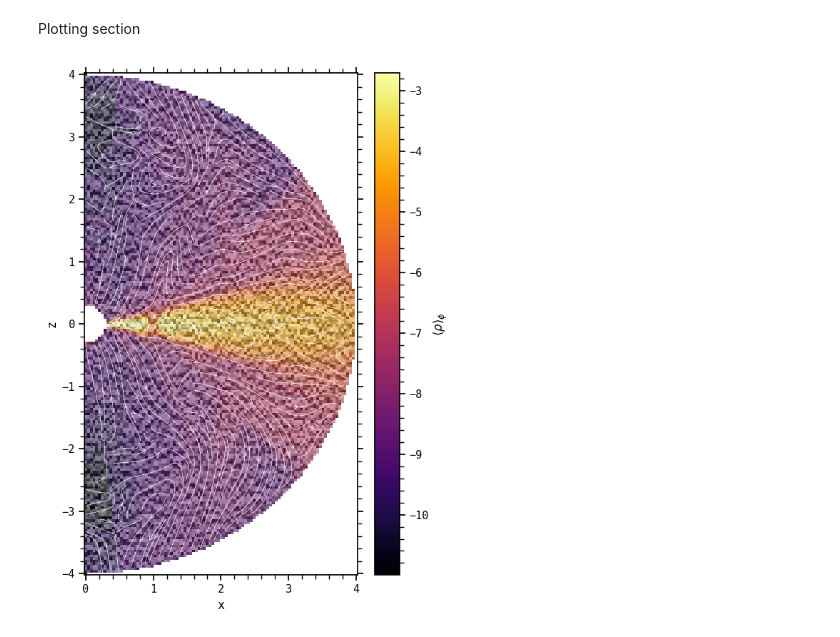
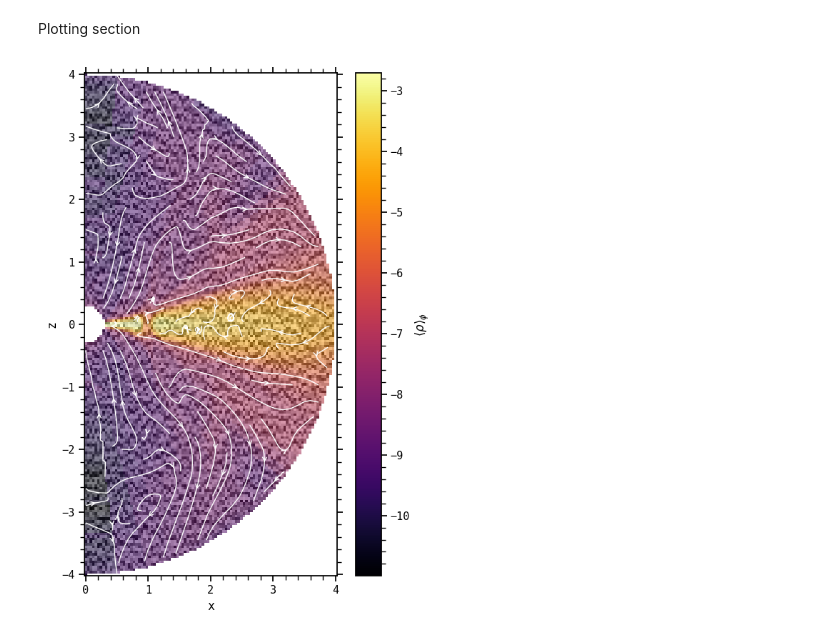
Before and after one commit to volodia99/lick_template, a Jupyter notebook: template.ipynb, the cells around one changed output. Drawn from its saved outputs; the diff is of its cells as text; code cells hidden in the pictures.

```diff
--- a/template.ipynb
+++ b/template.ipynb
@@ -54,25 +65,16 @@ keeping the aspect ratio
 - 'niter_lic': number of iterations for the lic algorithm, 6 is the default value,
 too high values can create artefacts
 # %%
-# size_interpolated=1000
-# niter_lic=6
-# kernel_length=101
-size_interpolated=99
-niter_lic=1
-kernel_length=2
+resolution_case = "low" #"low" or "high"
 
-Xi, Yi, v1i, v2i, fieldi, licv = lick_box(
-    xxmed,
-    zzmed,
-    vector_R,
-    vector_z,
-    rhodata,
-    xmin=xmin_window,
-    xmax=xmax_window,
-    ymin=ymin_window,
-    ymax=ymax_window,
-    size_interpolated=size_interpolated,
-    method="nearest",
-    niter_lic=niter_lic,
-    kernel_length=kernel_length,
-)
+##### HIGH RES CASE #####
+if resolution_case=="high":
+    size_interpolated=1000
+    niter_lic=6
+    kernel_length=101
+
+##### LOW RES CASE #####
+elif resolution_case=="low":
+    size_interpolated=99
+    niter_lic=1
+    kernel_length=2
@@ -109,40 +127,38 @@ im = ax.pcolormesh(
     vmax=vmax,
     cmap=cmap,
     shading="nearest",
-    # rasterized=True
 )
 cbar = fig.colorbar(im)
 cbar.set_label(r"$\langle \rho \rangle_\phi$")
 
 """
 plot the lic with a level of transparency,
 you can play with alpha to enhance/diminish the lic
 """
 ax.pcolormesh(
     Xi,
     Yi,
     licv,
     alpha=0.5,
     cmap="binary_r",
     shading="nearest",
-    # rasterized=True
 )
 
 """
 to add some streamlines, controled in particular with 'density'
 """
 ax.streamplot(
     Xi,
     Yi,
     v1i,
     v2i,
-    density=2,
+    density=1,
     arrowstyle="->",
-    linewidth=0.5,
+    linewidth=1,
     color="w",
 )
 
-ax.set(aspect="auto", xlabel="x", ylabel="z")
+ax.set(aspect="equal", xlabel="x", ylabel="z")
 fig.tight_layout()
 # %% [output]
-[figure, old version]
+[figure, new version]
```
Also changed, not shown: parts of 4 cells of this notebook, 2 other files.
